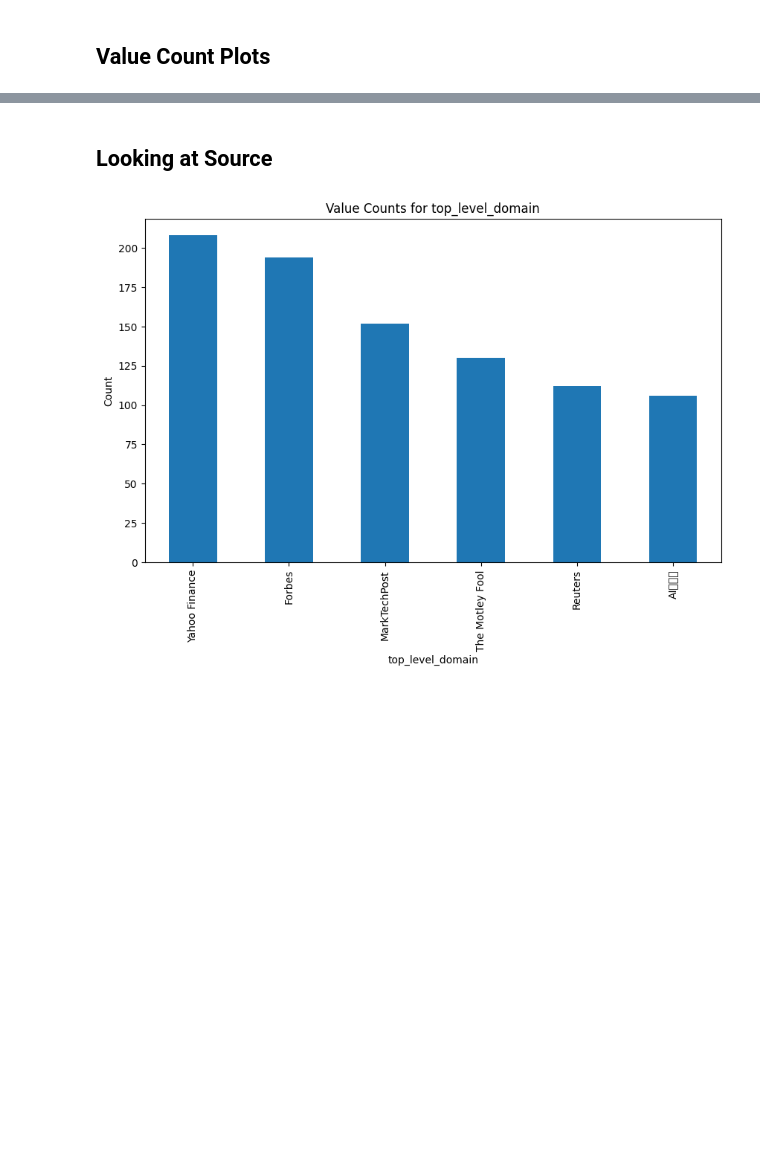
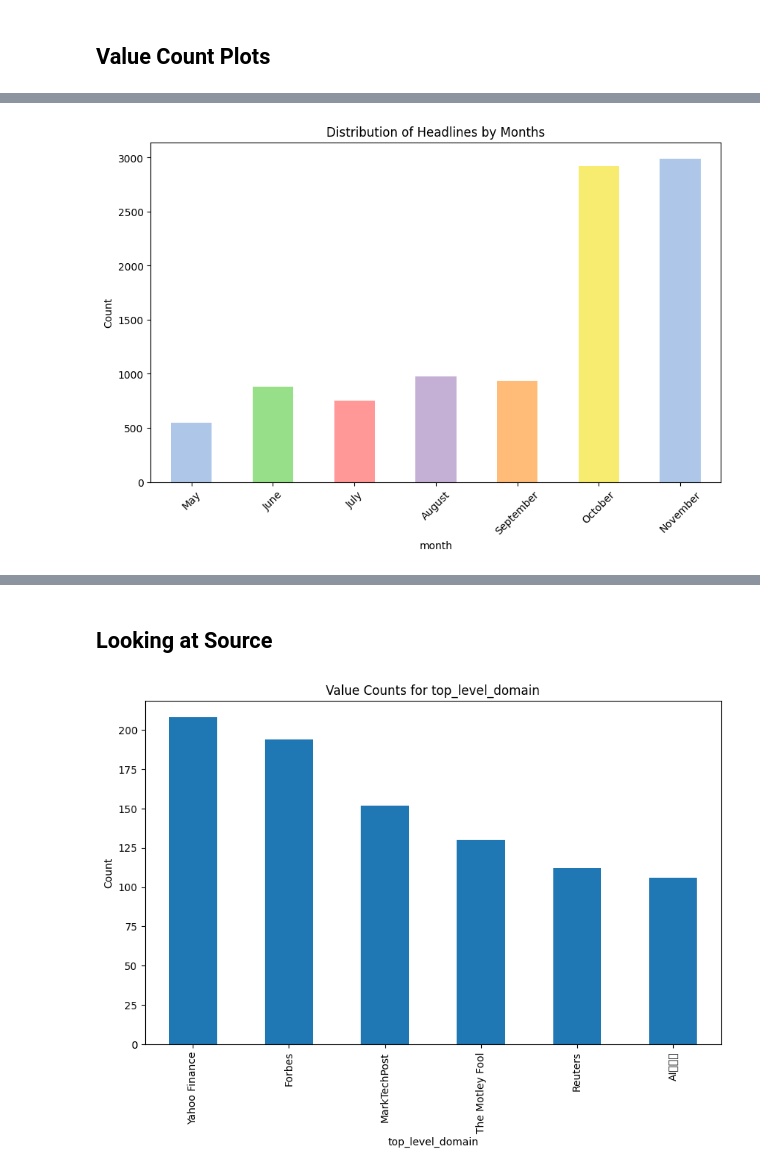
Before and after one commit to ArjunRajpal123/datathon-breaking-bad-data, a Jupyter notebook: eda.ipynb, the cells around one changed output, grey strips where cells are left out. Cells and saved outputs as stored; diff of their text form; code cells hidden in the pictures; blank space fills up the shorter version.

Commit message:
visualizations

```diff
--- a/eda.ipynb
+++ b/eda.ipynb
@@ -16,7 +16,7 @@ please provide us feedback at https://github.com/pandas-dev/pandas/issues/54466
 # %% [markdown]
 ## Loading in the data and viewing first 5 rows
 # %%
-df = pd.read_csv('./data/Dataset_10k.csv')
+df = pd.read_csv('./data/labeled_headlines_10k.csv')
 df.head()
 # %% [output]
 |  | title | link | date | source | country | language | translated_title | number_of_characters_title | ... |
@@ -30,15 +30,3 @@ df.head()
 ## Value Count Plots
 # %%
 # Config Matplotlib
-# %%
-columns_of_interest = ['source', 'country', 'language', "day_of_week", "is_weekend", "is_holiday", "source_type", "top_level_domain"]
-csfont = {'fontname':'sans'}
-hfont = {'fontname':'sans'}
-
-for col in columns_of_interest:
-    plt.figure(figsize=(10, 6))
-    df[col].value_counts().plot(kind='bar')
-    plt.title('Value Counts for ' + col, **csfont)
-    plt.xlabel(col, **hfont)
-    plt.ylabel('Count', **hfont)
-    plt.show()
@@ -53,0 +33,80 @@ for col in columns_of_interest:
+# %%
+
+import calendar
+# columns_of_interest = ['source', 'country', 'language', "month","day_of_week", "is_weekend", "is_holiday", "source_type", "top_level_domain"]
+columns_of_interest = ['month', "day_of_week", "is_weekend", "is_holiday"]
+csfont = {'fontname':'sans'}
+hfont = {'fontname':'sans'}
+month_names = {
+    1: 'January',
+    2: 'February',
+    3: 'March',
+    4: 'April',
+    5: 'May',
+    6: 'June',
+    7: 'July',
+    8: 'August',
+    9: 'September',
+    10: 'October',
+    11: 'November',
+    12: 'December'
+}
+contrast_colors = [
+    "#1F77B4",  # Dark Blue
+    "#2CA02C",  # Dark Green
+    "#D62728",  # Dark Red
+    "#9467BD",  # Dark Purple
+    "#FF7F0E",  # Dark Orange
+    "#FFD700",  # Dark Yellow
+    "#17BECF",  # Dark Cyan
+    "#E377C2",  # Dark Magenta
+    "#AEC7E8",  # Light Blue
+    "#98DF8A",  # Light Green
+    "#FF9896",  # Light Red
+    "#C5B0D5",  # Light Purple
+    "#FFBB78",  # Light Orange
+    "#F7EC6F"   # Light Yellow
+]
+
+
+pastel_colors = ["#FFC1C1", "#9CC8ED", "#AAE2C3"]
+
+day_order = ['Monday', 'Tuesday', 'Wednesday', 'Thursday', 'Friday', 'Saturday', 'Sunday']
+
+for col in columns_of_interest:
+    fig, ax = plt.subplots(figsize=(10, 6))
+
+    if col == 'day_of_week':
+        ax.set_title('Distribution of Headlines by Day of the Week', **csfont)
+        df[col].value_counts().reindex(day_order).plot(kind='bar', color=contrast_colors[0:7], ax=ax)
+        plt.xticks(rotation=45)
+    elif col == 'month':
+        ax.set_title('Distribution of Headlines by Months', **csfont)
+        df[col].value_counts().sort_index().plot(kind='bar', color=contrast_colors[8:14], ax=ax)
+        plt.xticks(range(7), calendar.month_name[5:12], rotation=45)  # Set x-axis labels as month names
+    else:
+        df[col].value_counts().plot(kind='bar', color=pastel_colors, ax=ax)
+
+    ax.set_xlabel(col, **hfont)
+    ax.set_ylabel('Count', **hfont)
+    plt.show()
+
+# for col in columns_of_interest:
+#     fig, ax = plt.subplots(figsize=(10, 6))
+
+#     if col == 'day_of_week':
+#         ax.set_title('Distribution of Headline by Day of the Week', **csfont)
+#         plt.xticks(rotation=90)
+#         df.groupby([col, 'Predicted_Sentiment'])[col].count().unstack().reindex(day_order).plot(kind='bar', stacked=True, color=pastel_colors, ax=ax)
+#     elif col == 'month':
+#         ax.set_title('Distribution of Headline by Months', **csfont)
+#         df.groupby([col, 'Predicted_Sentiment'])[col].count().unstack().sort_index().plot(kind='bar', stacked=True, color=pastel_colors, ax=ax)
+#         plt.xticks(range(7), calendar.month_name[5:12], rotation=45)  # Set x-axis labels as month names
+#     else:
+#         df.groupby([col, 'Predicted_Sentiment'])[col].count().unstack().plot(kind='bar', stacked=True, color=pastel_colors, ax=ax)
+
+#     ax.set_xlabel(col, **hfont)
+#     ax.set_ylabel('Count', **hfont)
+#     plt.show()
+# %% [output]
+[figure, added]
```
Also changed, not shown: parts of 3 cells of this notebook, 3 other files.
